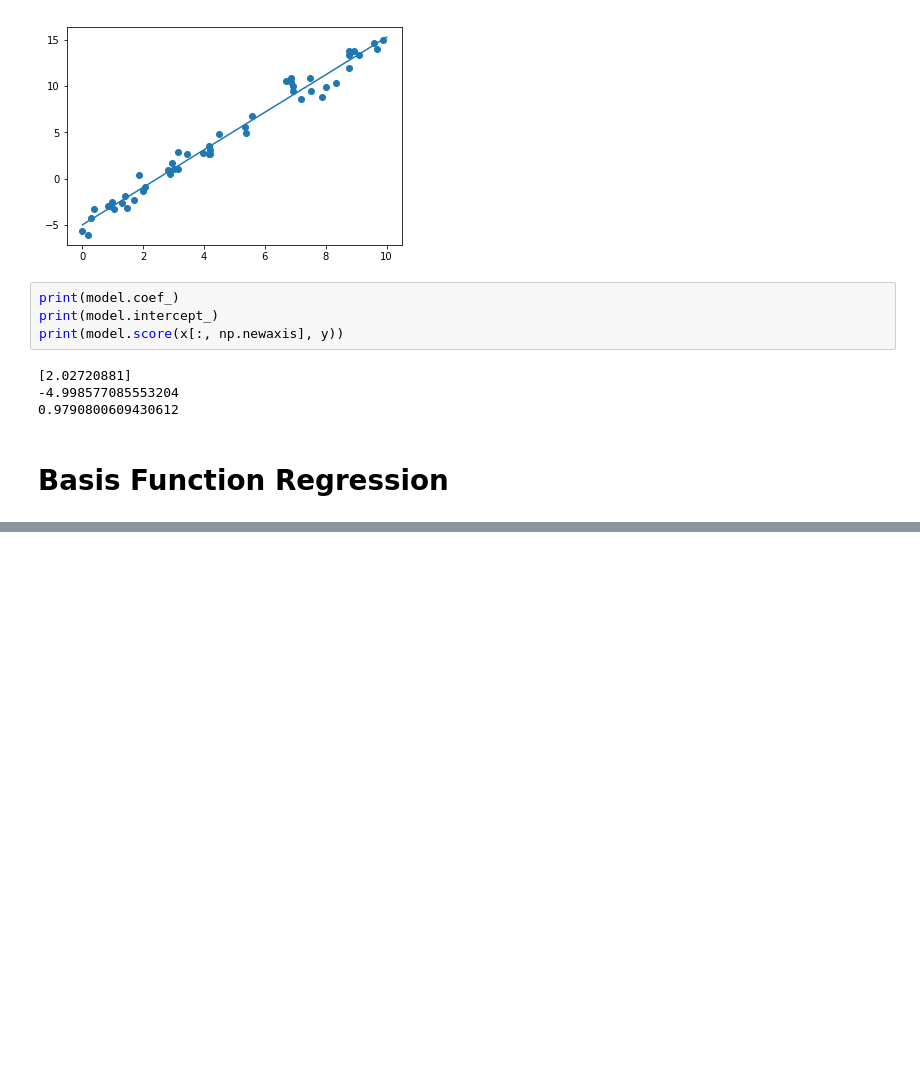
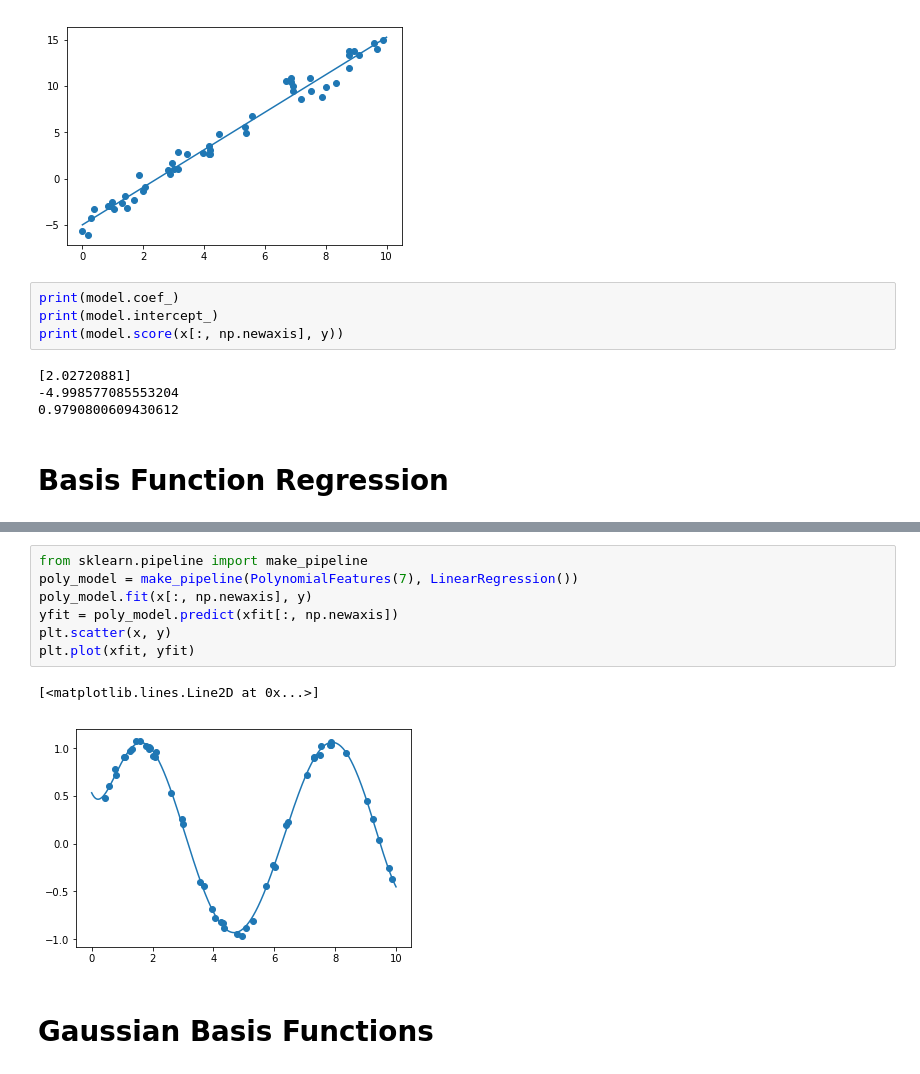
Before and after one commit to wuling31715/2018-NCCU-Machine-Learning, a Jupyter notebook: algorithm/linear_regression/demo.ipynb, the cells around one changed output, grey strips where cells are left out. Saved outputs shown, nothing was run; the diff lists cells and outputs as text; blank space fills up the shorter version.

```diff
--- a/algorithm/linear_regression/demo.ipynb
+++ b/algorithm/linear_regression/demo.ipynb
@@ -78,0 +82,12 @@ print(yfit)
+# %%
+from sklearn.pipeline import make_pipeline
+poly_model = make_pipeline(PolynomialFeatures(7), LinearRegression())
+poly_model.fit(x[:, np.newaxis], y)
+yfit = poly_model.predict(xfit[:, np.newaxis])
+plt.scatter(x, y)
+plt.plot(xfit, yfit)
+# %% [output]
+[<matplotlib.lines.Line2D at 0x...>]
+[figure, added]
+# %% [markdown]
+# Gaussian Basis Functions
```
Also changed, not shown: parts of 21 cells of this notebook.
